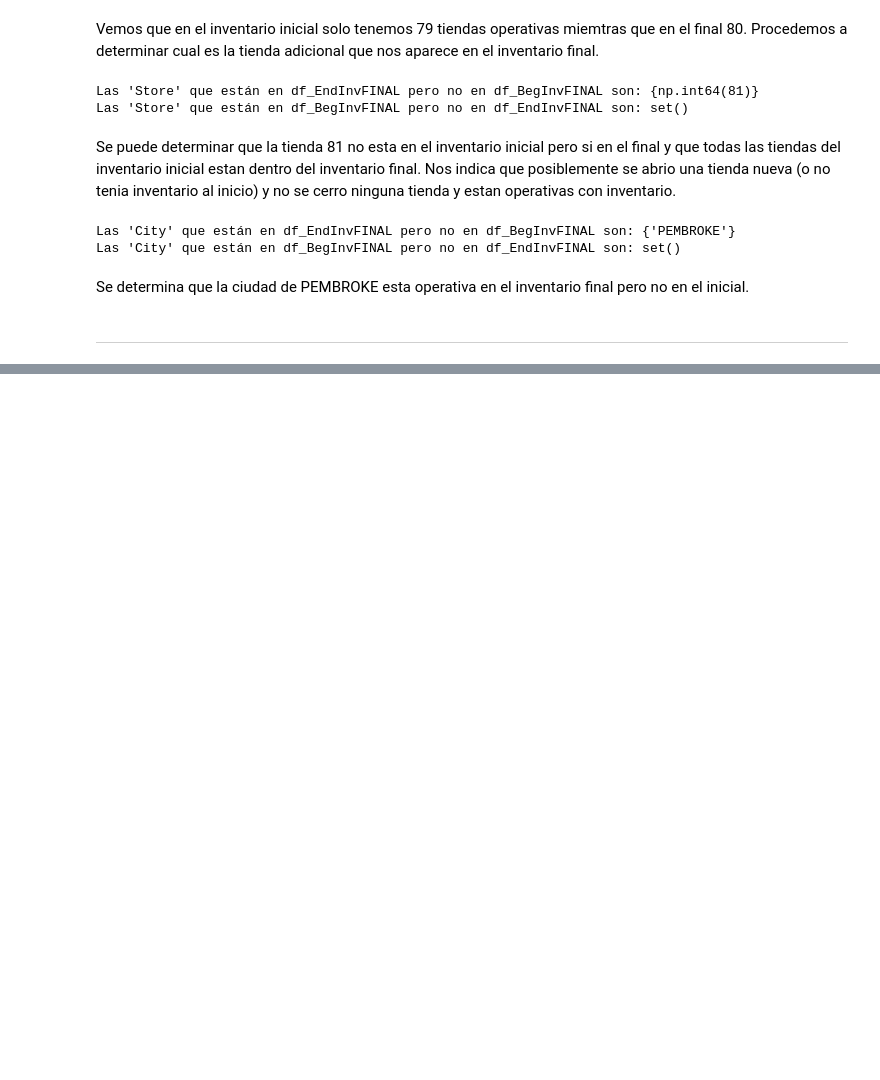
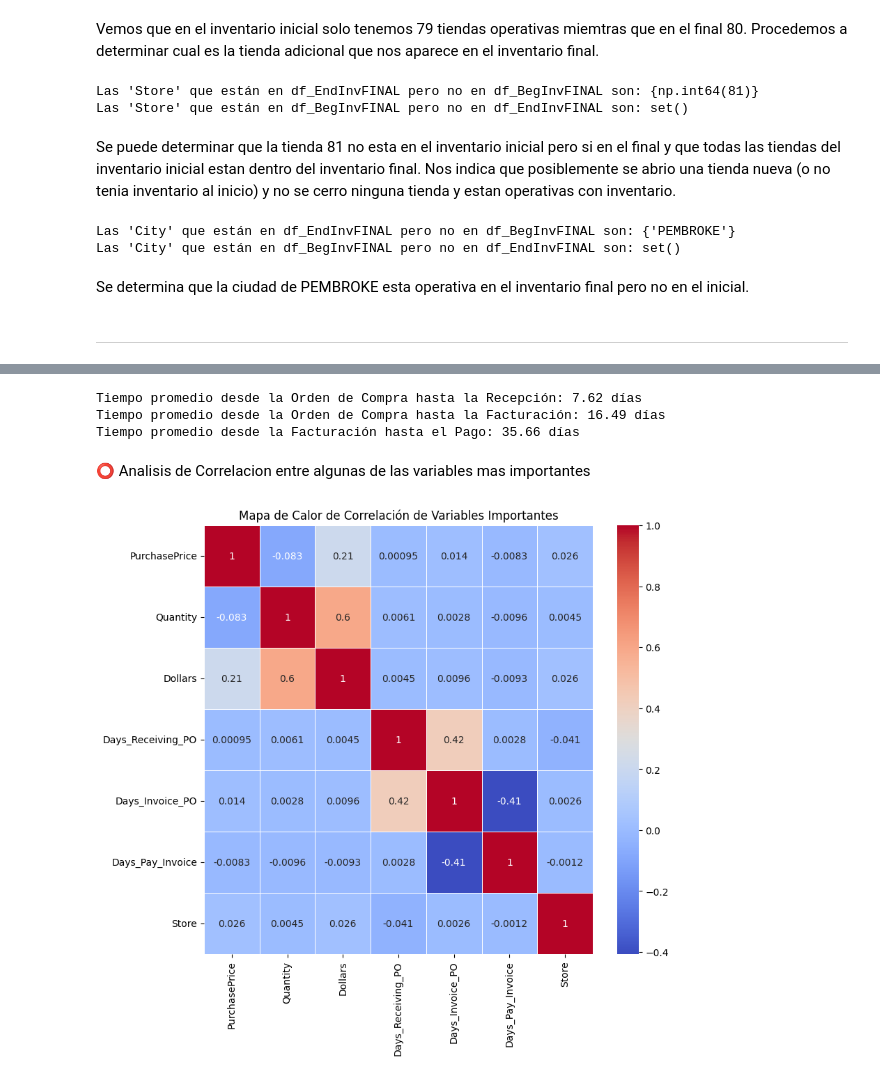
Before and after one commit to Dapt01G2-Henry/ComerLogistics, a Jupyter notebook: Sprint_1/EDA y ETL/EDA y ETL.ipynb, the cells around one changed output, grey strips where cells are left out. Saved outputs shown, nothing was run; the diff lists cells and outputs as text; code cells hidden in the pictures; blank space fills up the shorter version.

Commit message:
eda_PurchasesFINAL12312016

```diff
--- a/Sprint_1/EDA y ETL/EDA y ETL.ipynb
+++ b/Sprint_1/EDA y ETL/EDA y ETL.ipynb
@@ -1220,0 +1360,7 @@ Se determina que la ciudad de PEMBROKE esta operativa en el inventario final per
+# %%
+# Cargar el archivo CSV en un DataFrame
+df_purchases = pd.read_csv('PurchasesFINAL12312016.csv')
+
+# Visualizar el tipo de dato de cada columna
+print("Tipo de dato de cada columna en el DataFrame:")
+print(df_purchases.dtypes)
@@ -1220,0 +1388,12 @@ Se determina que la ciudad de PEMBROKE esta operativa en el inventario final per
+# %%
+# Convertir las columnas de fecha de 'object' a 'datetime64'
+df_purchases['PODate'] = pd.to_datetime(df_purchases['PODate'])
+df_purchases['ReceivingDate'] = pd.to_datetime(df_purchases['ReceivingDate'])
+df_purchases['InvoiceDate'] = pd.to_datetime(df_purchases['InvoiceDate'])
+df_purchases['PayDate'] = pd.to_datetime(df_purchases['PayDate'])
+
+# Guardar los cambios en el mismo archivo CSV
+df_purchases.to_csv('PurchasesFINAL12312016.csv', index=False)
+
+# Confirmar que los cambios se han guardado correctamente
+print("Los tipos de datos han sido actualizados y los cambios se han guardado en 'PurchasesFINAL12312016.csv'.")
@@ -1220,0 +1662,61 @@ Se determina que la ciudad de PEMBROKE esta operativa en el inventario final per
+# %%
+# Columnas de fechas
+df_purchases['PODate'] = pd.to_datetime(df_purchases['PODate'])
+df_purchases['ReceivingDate'] = pd.to_datetime(df_purchases['ReceivingDate'])
+df_purchases['InvoiceDate'] = pd.to_datetime(df_purchases['InvoiceDate'])
+df_purchases['PayDate'] = pd.to_datetime(df_purchases['PayDate'])
+
+# Calcular las diferencias en días entre las fechas
+df_purchases['Days_Receiving_PO'] = (df_purchases['ReceivingDate'] - df_purchases['PODate']).dt.days
+df_purchases['Days_Invoice_PO'] = (df_purchases['InvoiceDate'] - df_purchases['PODate']).dt.days
+df_purchases['Days_Pay_Invoice'] = (df_purchases['PayDate'] - df_purchases['InvoiceDate']).dt.days
+
+# Calcular el tiempo promedio de entrega y otras diferencias
+average_days_receiving_po = df_purchases['Days_Receiving_PO'].mean()
+average_days_invoice_po = df_purchases['Days_Invoice_PO'].mean()
+average_days_pay_invoice = df_purchases['Days_Pay_Invoice'].mean()
+
+# Mostrar los resultados
+print(f"Tiempo promedio desde la Orden de Compra hasta la Recepción: {average_days_receiving_po:.2f} días")
+print(f"Tiempo promedio desde la Orden de Compra hasta la Facturación: {average_days_invoice_po:.2f} días")
+print(f"Tiempo promedio desde la Facturación hasta el Pago: {average_days_pay_invoice:.2f} días")
+# %% [output]
+Tiempo promedio desde la Orden de Compra hasta la Recepción: 7.62 días
+Tiempo promedio desde la Orden de Compra hasta la Facturación: 16.49 días
+Tiempo promedio desde la Facturación hasta el Pago: 35.66 días
+# %% [markdown]
+⭕ Analisis de Correlacion entre algunas de las variables mas importantes
+# %%
+# Columnas de Fecha
+df_purchases['PODate'] = pd.to_datetime(df_purchases['PODate'])
+df_purchases['ReceivingDate'] = pd.to_datetime(df_purchases['ReceivingDate'])
+df_purchases['InvoiceDate'] = pd.to_datetime(df_purchases['InvoiceDate'])
+df_purchases['PayDate'] = pd.to_datetime(df_purchases['PayDate'])
+
+# Calcular diferencias en días entre fechas relevantes
+df_purchases['Days_Receiving_PO'] = (df_purchases['ReceivingDate'] - df_purchases['PODate']).dt.days
+df_purchases['Days_Invoice_PO'] = (df_purchases['InvoiceDate'] - df_purchases['PODate']).dt.days
+df_purchases['Days_Pay_Invoice'] = (df_purchases['PayDate'] - df_purchases['InvoiceDate']).dt.days
+
+# Seleccionar las columnas numéricas importantes para el análisis de correlación
+columns_to_analyze = [
+    'PurchasePrice',
+    'Quantity',
+    'Dollars',
+    'Days_Receiving_PO',
+    'Days_Invoice_PO',
+    'Days_Pay_Invoice',
+    'Store',
+
+]
+
+# Calcular la matriz de correlación
+correlation_matrix = df_purchases[columns_to_analyze].corr()
+
+# Crear el mapa de calor
+plt.figure(figsize=(9, 8))
+sns.heatmap(correlation_matrix, annot=True, cmap='coolwarm', linewidths=0.5)
+plt.title('Mapa de Calor de Correlación de Variables Importantes')
+plt.show()
+# %% [output]
+[figure, added]
```
Also changed, not shown: parts of 38 cells of this notebook.
